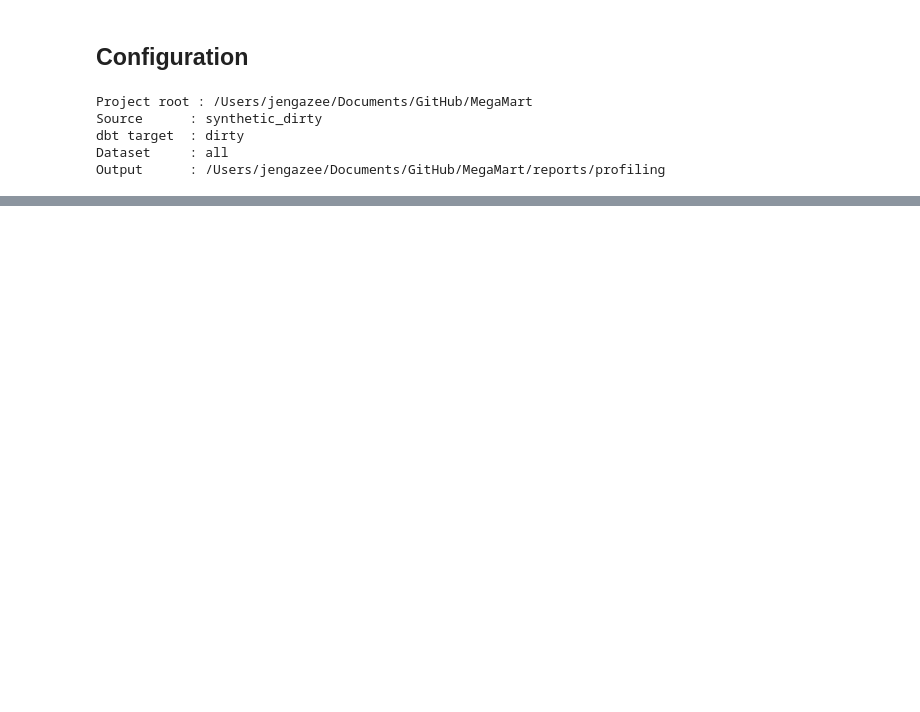
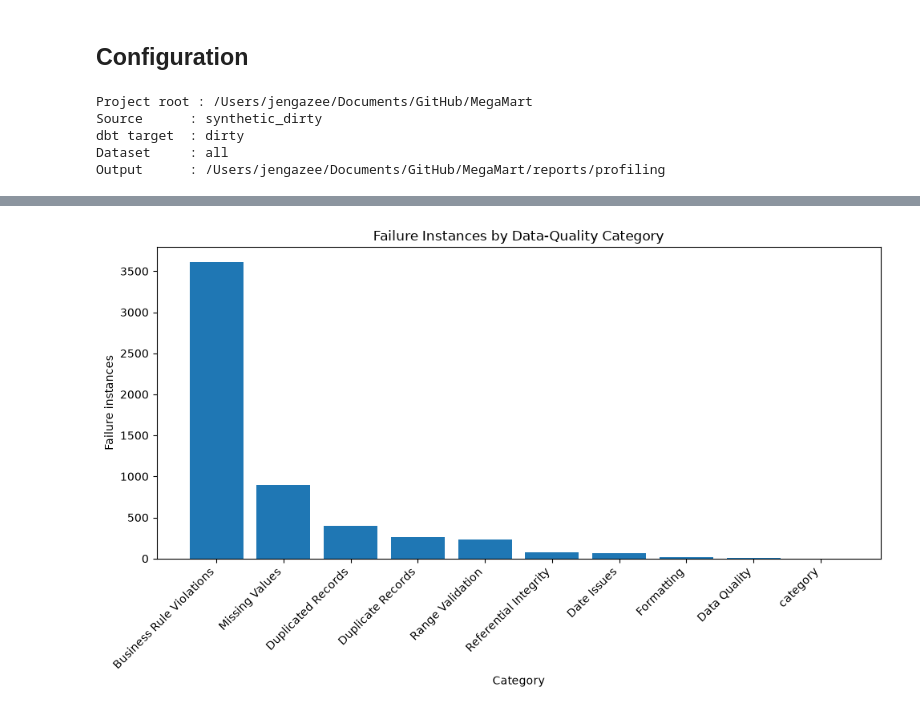
Before and after one commit to jenniferwxe/MegaMart, a Jupyter notebook: dirty_data_profiling/notebook/01_dirty_data_profiling.ipynb, the cells around one changed output, grey strips where cells are left out. Drawn from its saved outputs; the diff is of its cells as text; code cells hidden in the pictures; blank space fills up the shorter version.

```diff
--- a/dirty_data_profiling/notebook/01_dirty_data_profiling.ipynb
+++ b/dirty_data_profiling/notebook/01_dirty_data_profiling.ipynb
@@ -52,0 +233,16 @@ This section provides the dataset-level output produced by build_summary().
+# %%
+category_failures = (
+    dirty_records
+    .groupby(
+        ["dataset", "category"],
+        as_index=False
+    )
+    .size()
+    .rename(columns={"size": "failures"})
+    .sort_values(
+        "failures",
+        ascending=False
+    )
+)
+
+display(category_failures)
@@ -52,0 +367,36 @@ This section provides the dataset-level output produced by build_summary().
+# %%
+if not category_failures.empty:
+
+    chart_data = (
+        category_failures
+        .groupby(
+            "category",
+            as_index=False
+        )["failures"]
+        .sum()
+        .sort_values(
+            "failures",
+            ascending=False
+        )
+    )
+
+    plt.figure(figsize=(10, 6))
+
+    plt.bar(
+        chart_data["category"],
+        chart_data["failures"]
+    )
+
+    plt.xlabel("Category")
+    plt.ylabel("Failure instances")
+    plt.title("Failure Instances by Data-Quality Category")
+
+    plt.xticks(
+        rotation=45,
+        ha="right"
+    )
+
+    plt.tight_layout()
+    plt.show()
+# %% [output]
+[figure, added]
```
Also changed, not shown: parts of 25 cells of this notebook.
